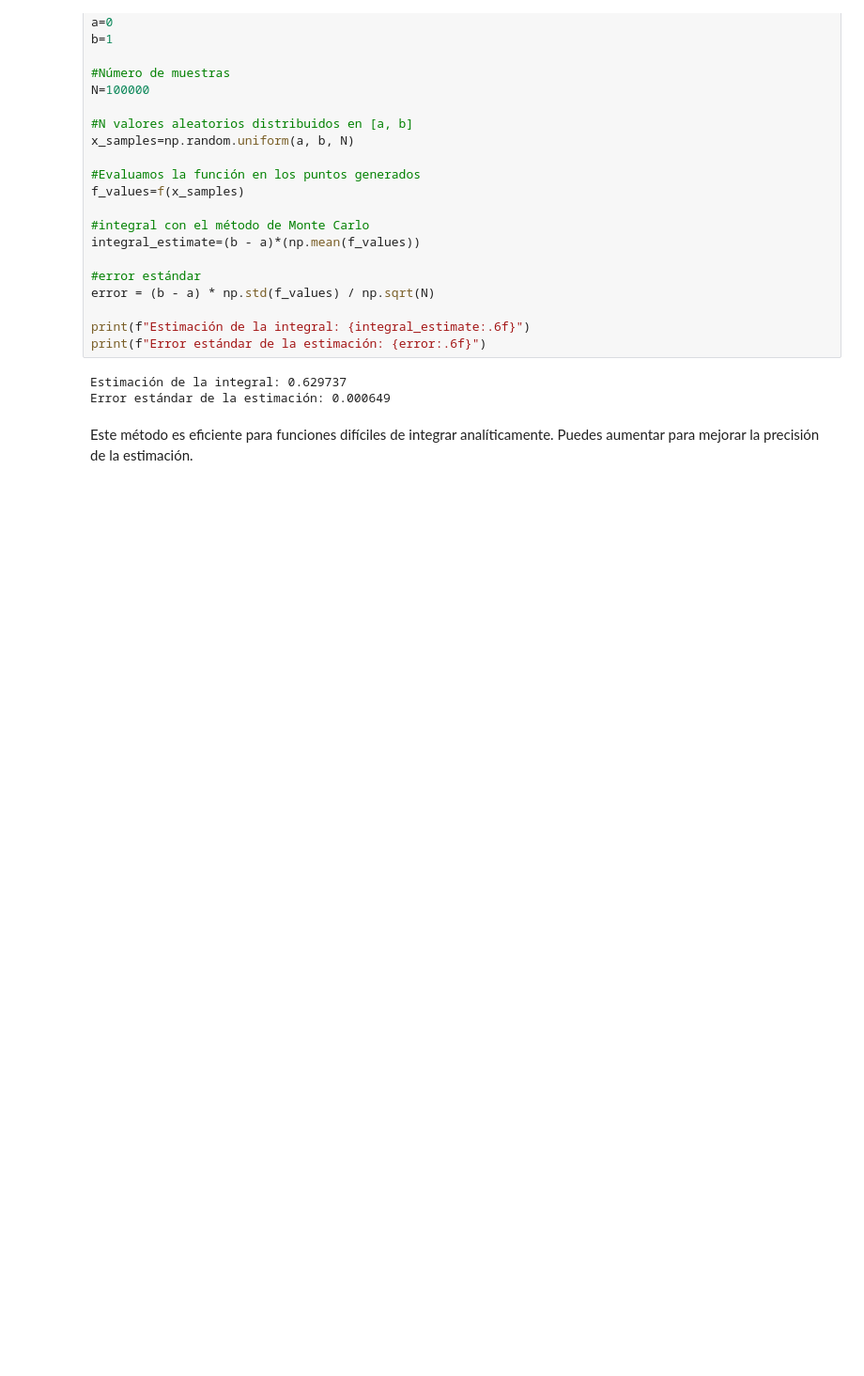
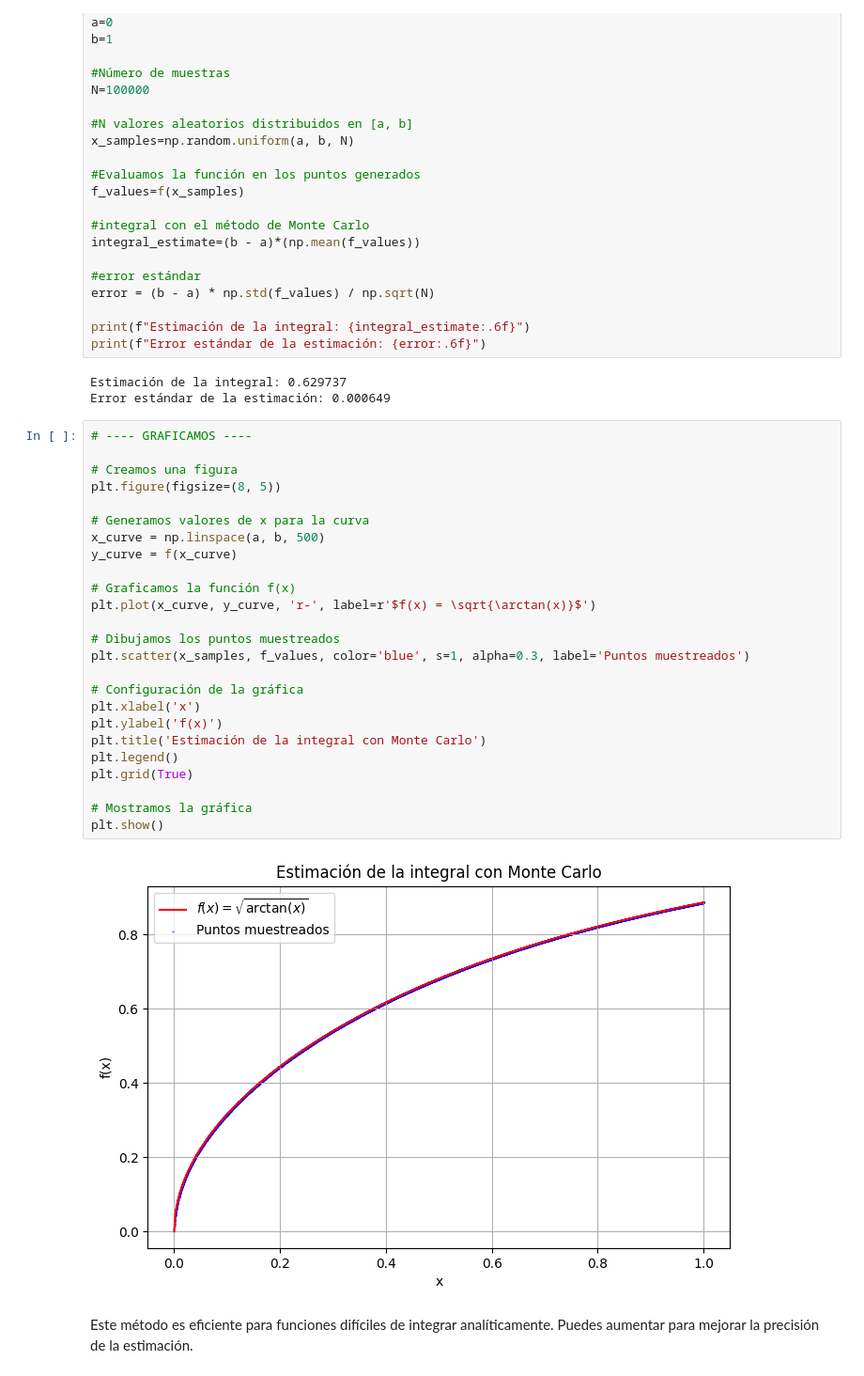
Before and after one commit to sofipop/Simulaci-n_I, a Jupyter notebook: Monte_Carlo_Crudo.ipynb, the cells around one changed output. Shown at 94% size. Cells and saved outputs as stored; diff of their text form; blank space fills up the shorter version.

```diff
--- a/Monte_Carlo_Crudo.ipynb
+++ b/Monte_Carlo_Crudo.ipynb
@@ -47,5 +48,32 @@ print(f"Error estándar de la estimación: {error:.6f}")
 # %% [output]
 Estimación de la integral: 0.629737
 Error estándar de la estimación: 0.000649
+# %%
+# ---- GRAFICAMOS ----
+
+# Creamos una figura
+plt.figure(figsize=(8, 5))
+
+# Generamos valores de x para la curva
+x_curve = np.linspace(a, b, 500)
+y_curve = f(x_curve)
+
+# Graficamos la función f(x)
+plt.plot(x_curve, y_curve, 'r-', label=r'$f(x) = \sqrt{\arctan(x)}$')
+
+# Dibujamos los puntos muestreados
+plt.scatter(x_samples, f_values, color='blue', s=1, alpha=0.3, label='Puntos muestreados')
+
+# Configuración de la gráfica
+plt.xlabel('x')
+plt.ylabel('f(x)')
+plt.title('Estimación de la integral con Monte Carlo')
+plt.legend()
+plt.grid(True)
+
+# Mostramos la gráfica
+plt.show()
+# %% [output]
+[figure, added]
 # %% [markdown]
 Este método es eficiente para funciones difíciles de integrar analíticamente. Puedes aumentar  para mejorar la precisión de la estimación.
```
Also changed, not shown: parts of 1 cell of this notebook.
